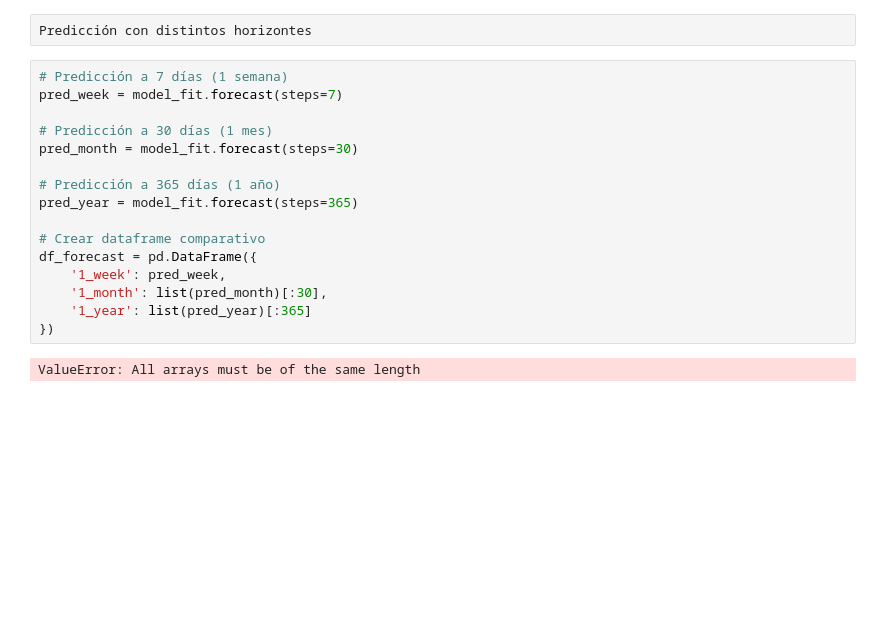
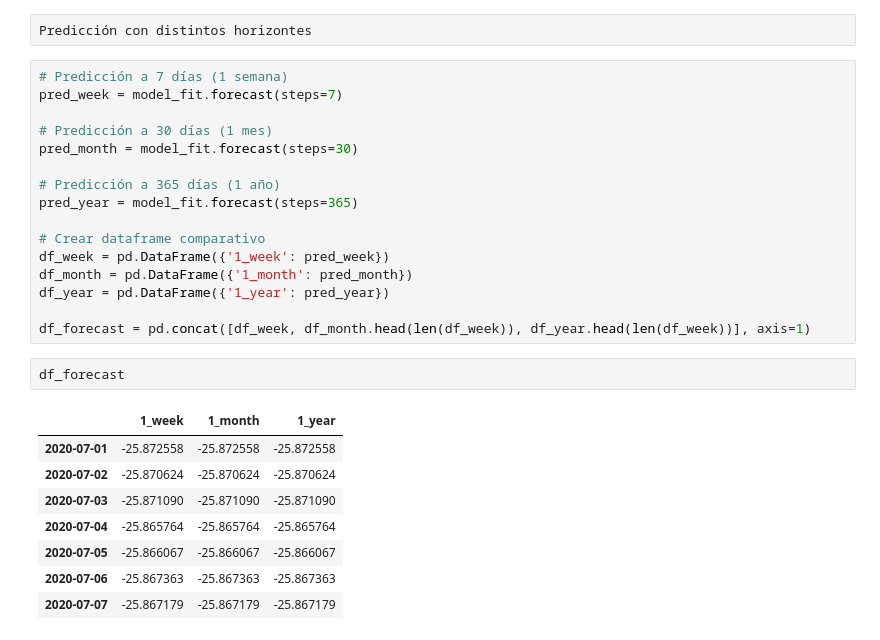
Before and after one commit to AngelRP8791/machine-learning-python-template, a Jupyter notebook: Time_series_Kaggle/Series financieras copy.ipynb, the cells around one changed output. Drawn from its saved outputs; the diff is of its cells as text; blank space fills up the shorter version.

```diff
--- a/Time_series_Kaggle/Series financieras copy.ipynb
+++ b/Time_series_Kaggle/Series financieras copy.ipynb
@@ -129,10 +129,19 @@ pred_month = model_fit.forecast(steps=30)
 pred_year = model_fit.forecast(steps=365)
 
 # Crear dataframe comparativo
-df_forecast = pd.DataFrame({
-    '1_week': pred_week,
-    '1_month': list(pred_month)[:30],
-    '1_year': list(pred_year)[:365]
-})
+df_week = pd.DataFrame({'1_week': pred_week})
+df_month = pd.DataFrame({'1_month': pred_month})
+df_year = pd.DataFrame({'1_year': pred_year})
+
+df_forecast = pd.concat([df_week, df_month.head(len(df_week)), df_year.head(len(df_week))], axis=1)
-# %% [output]
-ValueError: All arrays must be of the same length
+# %%
+df_forecast
+# %% [output]
+|  | 1_week | 1_month | 1_year |
+| 2020-07-01 | -25.872558 | -25.872558 | -25.872558 |
+| 2020-07-02 | -25.870624 | -25.870624 | -25.870624 |
+| 2020-07-03 | -25.871090 | -25.871090 | -25.871090 |
+| 2020-07-04 | -25.865764 | -25.865764 | -25.865764 |
+| 2020-07-05 | -25.866067 | -25.866067 | -25.866067 |
+| 2020-07-06 | -25.867363 | -25.867363 | -25.867363 |
+| 2020-07-07 | -25.867179 | -25.867179 | -25.867179 |
```
Also changed, not shown: parts of 1 cell of this notebook.
